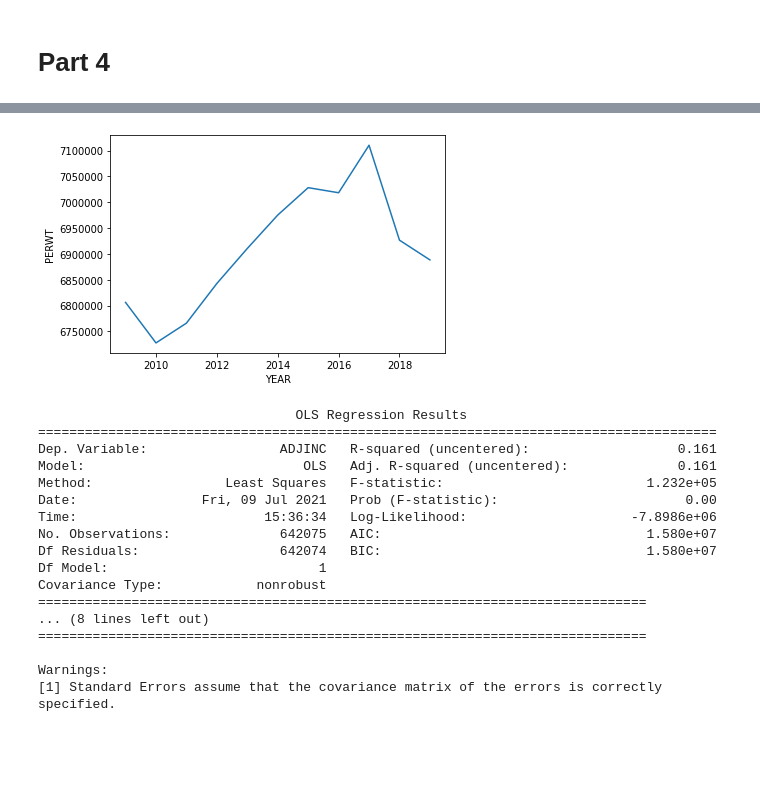
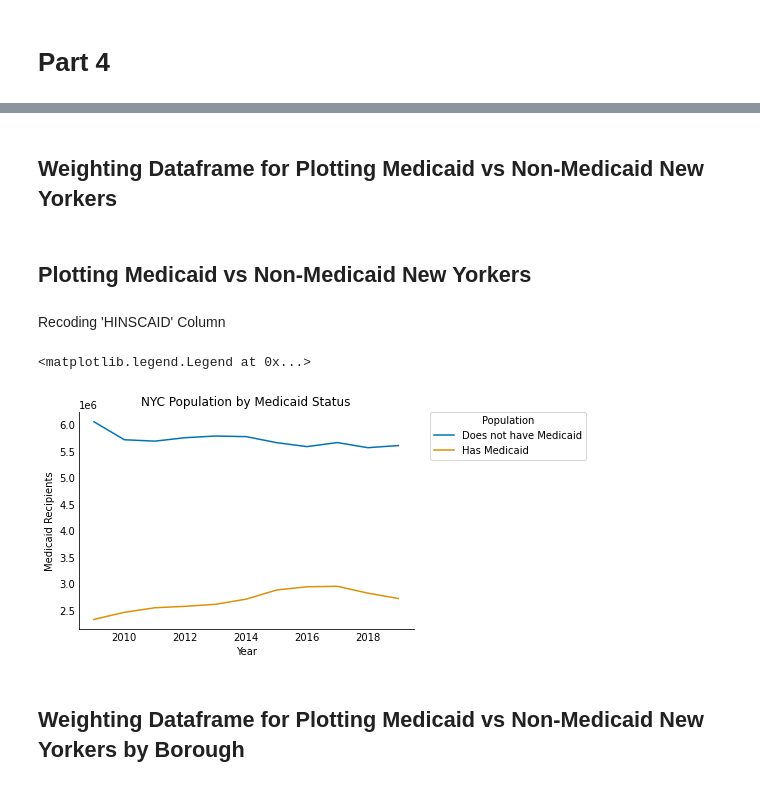
Before and after one commit to mspp-data-studio-2021/Ariel_Medex, a Jupyter notebook: 004 Combined Medicaid and Non-Medicaid Population Analysis.ipynb, the cells around one changed output, grey strips where cells are left out. Cells and saved outputs as stored; diff of their text form; code cells hidden in the pictures; blank space fills up the shorter version.

Commit message:
Code for plotting nyc population by medicaid status

```diff
--- a/004 Combined Medicaid and Non-Medicaid Population Analysis.ipynb
+++ b/004 Combined Medicaid and Non-Medicaid Population Analysis.ipynb
@@ -13,4 +15,2 @@ import weightedcalcs as wc
 # %%
-df = pd.read_csv('/Users/Ariel/Desktop/usa_00005.csv')
+df = pd.read_csv('/Data/004usa_00005.csv')
-# %%
-df["INCTOT"].replace({9999999: np.nan}, inplace=True) #removing coded variable for no income information
@@ -42,0 +17,8 @@ df1
+# %% [markdown]
+## Weighting Dataframe for Plotting Medicaid vs Non-Medicaid New Yorkers
+# %%
+weighted_df = df.groupby(['YEAR', 'HINSCAID'], as_index=False).sum()[['YEAR', 'HINSCAID', 'PERWT']]
+# %% [markdown]
+## Plotting Medicaid vs Non-Medicaid New Yorkers
+# %% [markdown]
+Recoding 'HINSCAID' Column
@@ -43 +27,14 @@ df1
+# %%
+fig = plt.figure()
+ax = fig.add_subplot(111)
+y = sns.lineplot(x='YEAR', y='PERWT', hue='HINSCAID', data=weighted_df, palette=sns.color_palette('colorblind', n_colors=2))
+sns.despine()
+y.set(xlabel='Year', ylabel='Medicaid Recipients', title='NYC Population by Medicaid Status')
+ax.tick_params(axis=u'both', which=u'both',length=0)
+plt.legend(bbox_to_anchor=(1.05, 1), loc=2, borderaxespad=0., title='Population')
+# %% [output]
+<matplotlib.legend.Legend at 0x...>
+[figure, added]
+# %% [markdown]
+## Weighting Dataframe for Plotting Medicaid vs Non-Medicaid New Yorkers by Borough
 # %%
@@ -45,6 +41,0 @@ weighted = df1.groupby(['YEAR'], as_index=False).sum('PERWT')
-# %%
-sns.lineplot(x='YEAR', y='PERWT',
-             data=weighted)
-plt.ticklabel_format(style='plain')
-# %% [output]
-[figure, removed]
@@ -53,24 +41,0 @@ df1.to_csv('usa_00005adj.csv')
-# %%
-model = sm.OLS(df1['ADJINC'].dropna(), df1['HINSCAID'].dropna()).fit()
-predictions = model.predict(df1['HINSCAID'])
-
-print_model = model.summary()
-print(print_model)
-# %% [output]
-                                 OLS Regression Results
-=======================================================================================
-Dep. Variable:                 ADJINC   R-squared (uncentered):                   0.161
-Model:                            OLS   Adj. R-squared (uncentered):              0.161
-Method:                 Least Squares   F-statistic:                          1.232e+05
-Date:                Fri, 09 Jul 2021   Prob (F-statistic):                        0.00
-Time:                        15:36:34   Log-Likelihood:                     -7.8986e+06
-No. Observations:              642075   AIC:                                  1.580e+07
-Df Residuals:                  642074   BIC:                                  1.580e+07
-Df Model:                           1
-Covariance Type:            nonrobust
-==============================================================================
-... (8 lines left out)
-==============================================================================
-
-Warnings:
-[1] Standard Errors assume that the covariance matrix of the errors is correctly specified.
```
Also changed, not shown: parts of 13 cells of this notebook.
